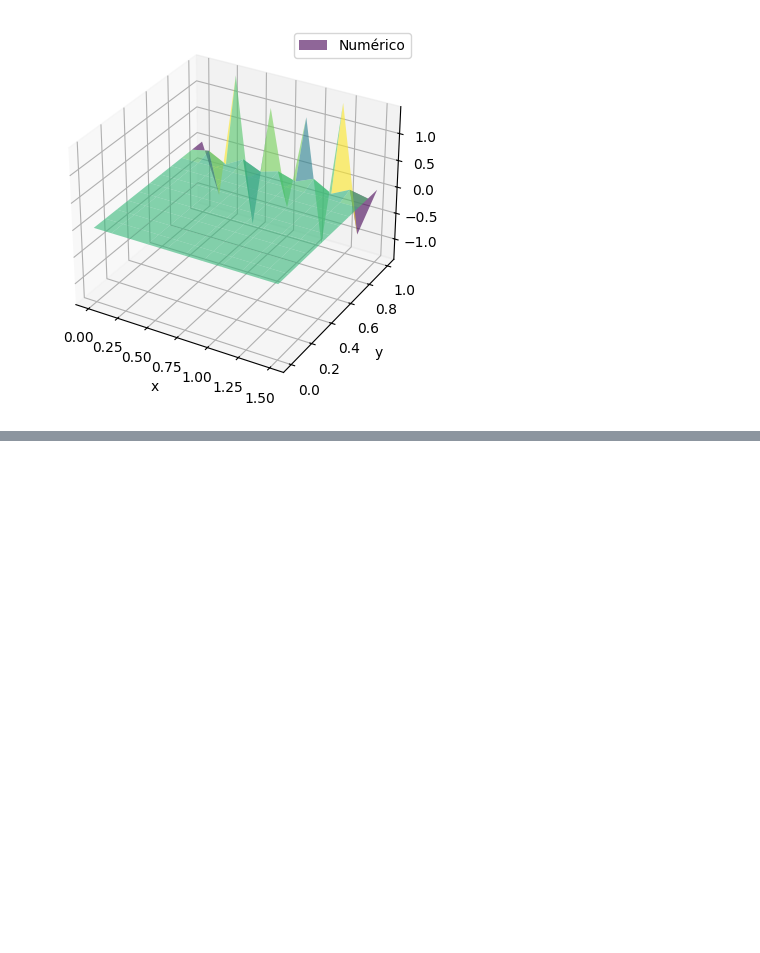
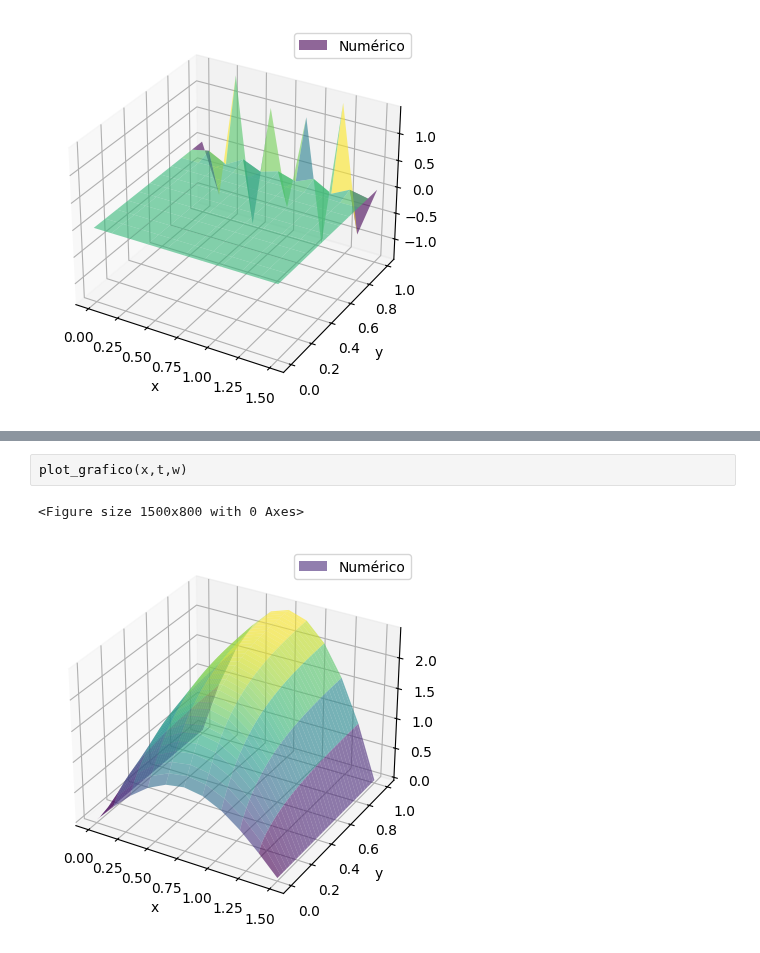
Before and after one commit to weldersalvador/Numerical-analysis-Python, a Jupyter notebook: Partial_Differential_Equations/parabolic.ipynb, the cells around one changed output, grey strips where cells are left out. Drawn from its saved outputs; the diff is of its cells as text; blank space fills up the shorter version.

```diff
--- a/Partial_Differential_Equations/parabolic.ipynb
+++ b/Partial_Differential_Equations/parabolic.ipynb
@@ -112,0 +179,5 @@ plot_grafico(x,t,w)
+# %%
+plot_grafico(x,t,w)
+# %% [output]
+<Figure size 1500x800 with 0 Axes>
+[figure, added]
```
Also changed, not shown: parts of 6 cells of this notebook.
